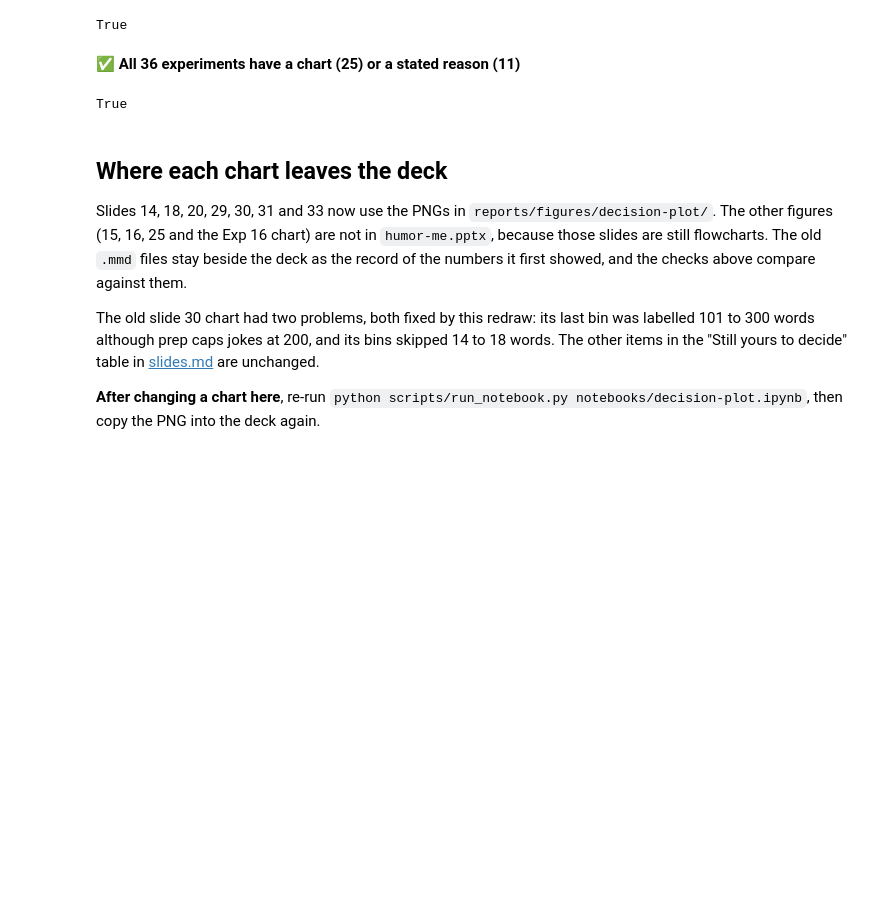
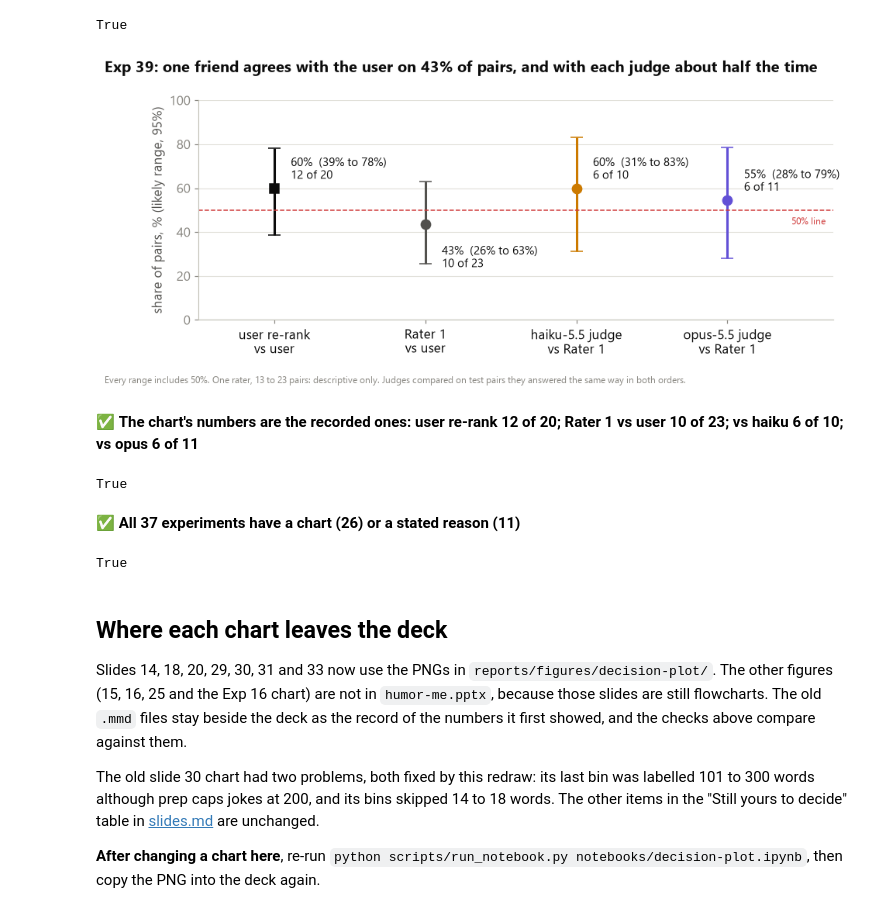
Before and after one commit to supriya-kotturu/humor-me, a Jupyter notebook: notebooks/decision-plot.ipynb, the cells around one changed output. Saved outputs shown, nothing was run; the diff lists cells and outputs as text; code cells hidden in the pictures; blank space fills up the shorter version.

```diff
--- a/notebooks/decision-plot.ipynb
+++ b/notebooks/decision-plot.ipynb
@@ -1245,6 +1245,36 @@ check("The chart's numbers are the recorded ones: opus 25 of 53 (range 33% to 62
 [figure]
 ✅ **The chart's numbers are the recorded ones: opus 25 of 53 (range 33% to 62%, fail); both judges consistent on 41 pairs, same bit on 32, user's bit 20 (haiku) and 19 (opus)**
 True
+# %%
+# Exp 39: does a friend pick like the user, or like the judges? Agreement with likely ranges (95%) against the 50% line.
+from sim import dpo_friend as df39
+f39 = df39.stored()
+r39 = f39["raters"][0]
+sa39 = g37["self_agreement"]
+pts39 = [("user re-rank\nvs user", sa39["same"], sa39["of"], INK, "s"),
+         ("Rater 1\nvs user", r39["vs_user"]["agree"], r39["vs_user"]["decided"], SLATE, "o"),
+         ("haiku-5.5 judge\nvs Rater 1", r39["vs_judge"]["haiku"]["agree"], r39["vs_judge"]["haiku"]["decided"], WRITER["claude-haiku-5-5"], "o"),
+         ("opus-5.5 judge\nvs Rater 1", r39["vs_judge"]["opus"]["agree"], r39["vs_judge"]["opus"]["decided"], OPUS_C, "o")]
+fig, ax = plt.subplots(figsize=(9.6, 3.9))
+for x, (name, k, m, col, mk) in enumerate(pts39):
+    lo, hi = jc.wilson(k, m, 1.96)
+    ax.errorbar(x, 100 * k / m, yerr=[[100 * (k / m - lo)], [100 * (hi - k / m)]], fmt=mk, color=col, ms=8, capsize=5, lw=2)
+    ax.annotate(f"{k / m:.0%}  ({lo:.0%} to {hi:.0%})\n{k} of {m}", (x, 100 * k / m), xytext=(14, -36 if k / m < .5 else 8), textcoords="offset points", fontsize=10)  # below a point under the line, so the label does not sit on it
+ax.axhline(50, color=MISSED, lw=1, ls="--")
+ax.annotate("50% line", (3.65, 50), xytext=(0, -12), textcoords="offset points", ha="right", fontsize=8, color=MISSED)
+ax.set_xticks(range(4), [p[0] for p in pts39], color=INK)
+ax.set_xlim(-.5, 3.7); ax.set_ylim(0, 100); ax.grid(axis="x", visible=False)
+ax.set_ylabel("share of pairs, % (likely range, 95%)")
+fig.suptitle("Exp 39: one friend agrees with the user on 43% of pairs, and with each judge about half the time", x=0.01, ha="left", fontweight="bold")
+fig.text(0.01, 0.01, "Every range includes 50%. One rater, 13 to 23 pairs: descriptive only. Judges compared on test pairs they answered the same way in both orders.", fontsize=8, color=MUTED)
+fig.subplots_adjust(top=.86, bottom=.2)
+done(fig, "exp39-friend")
+check("The chart's numbers are the recorded ones: user re-rank 12 of 20; Rater 1 vs user 10 of 23; vs haiku 6 of 10; vs opus 6 of 11",
+      [(k, m) for _, k, m, _, _ in pts39] == [(12, 20), (10, 23), (6, 10), (6, 11)])
+# %% [output]
+[figure, added]
+✅ **The chart's numbers are the recorded ones: user re-rank 12 of 20; Rater 1 vs user 10 of 23; vs haiku 6 of 10; vs opus 6 of 11**
+True
 # %%
 DP = "reports/figures/decision-plot"
 COVERAGE = {
@@ -1284,6 +1314,7 @@ COVERAGE = {
     35: [f"{DP}/exp35-tonight.png"],
     36: [f"{DP}/exp36-judge-gate.png"],
     37: [f"{DP}/exp37-judge-gate.png"],
+    39: [f"{DP}/exp39-friend.png"],
 }
 exps = {int(m.group(1)) for path in sorted((ROOT / "notebooks").glob("decisions-*.ipynb"))
         for c in json.loads(path.read_text(encoding="utf-8"))["cells"] if c["cell_type"] == "markdown"
@@ -1296,7 +1327,7 @@ check(f"All {len(exps)} experiments have a chart ({charted}) or a stated reason
       + (f"; missing: {missing}" if missing else "") + (f"; no longer in the decisions notebooks: {stale}" if stale else "")
       + (f"; files not found: {absent}" if absent else ""), not missing and not stale and not absent)
 # %% [output]
-✅ **All 36 experiments have a chart (25) or a stated reason (11)**
+✅ **All 37 experiments have a chart (26) or a stated reason (11)**
 True
 # %% [markdown]
 ## Where each chart leaves the deck
```
Also changed, not shown: 7 other files.
